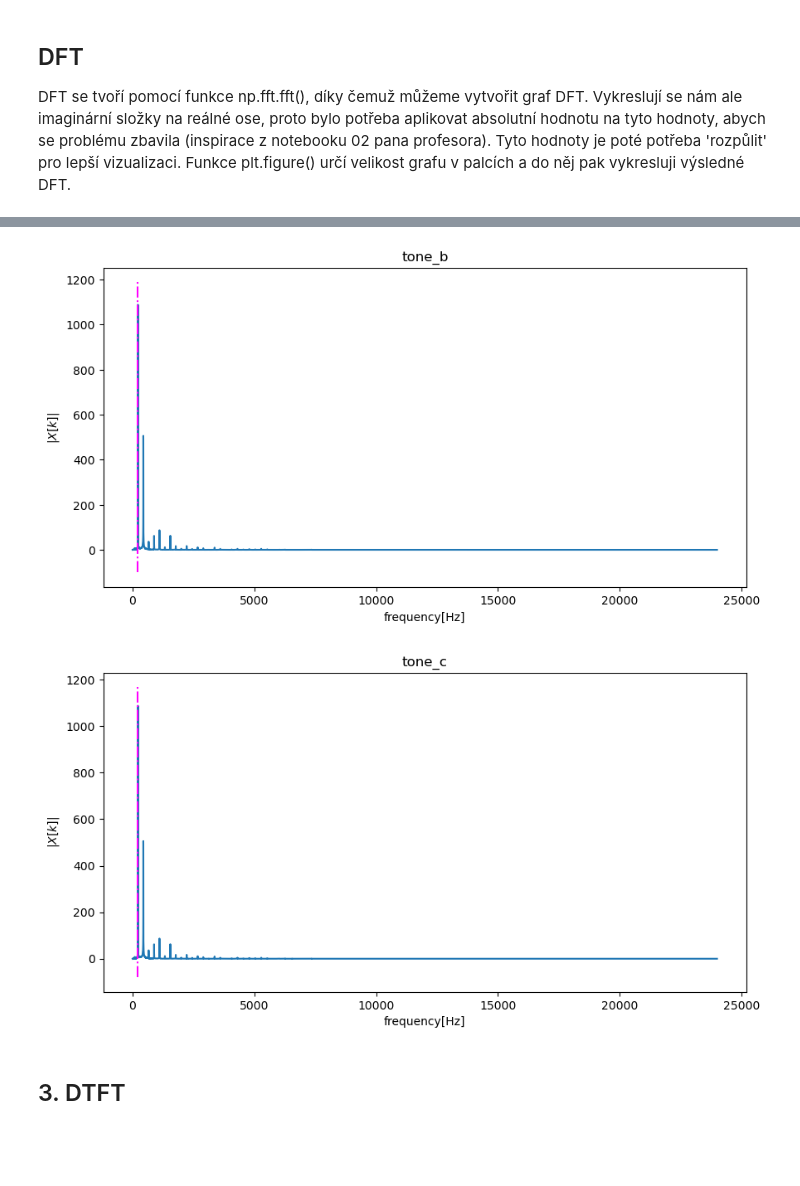
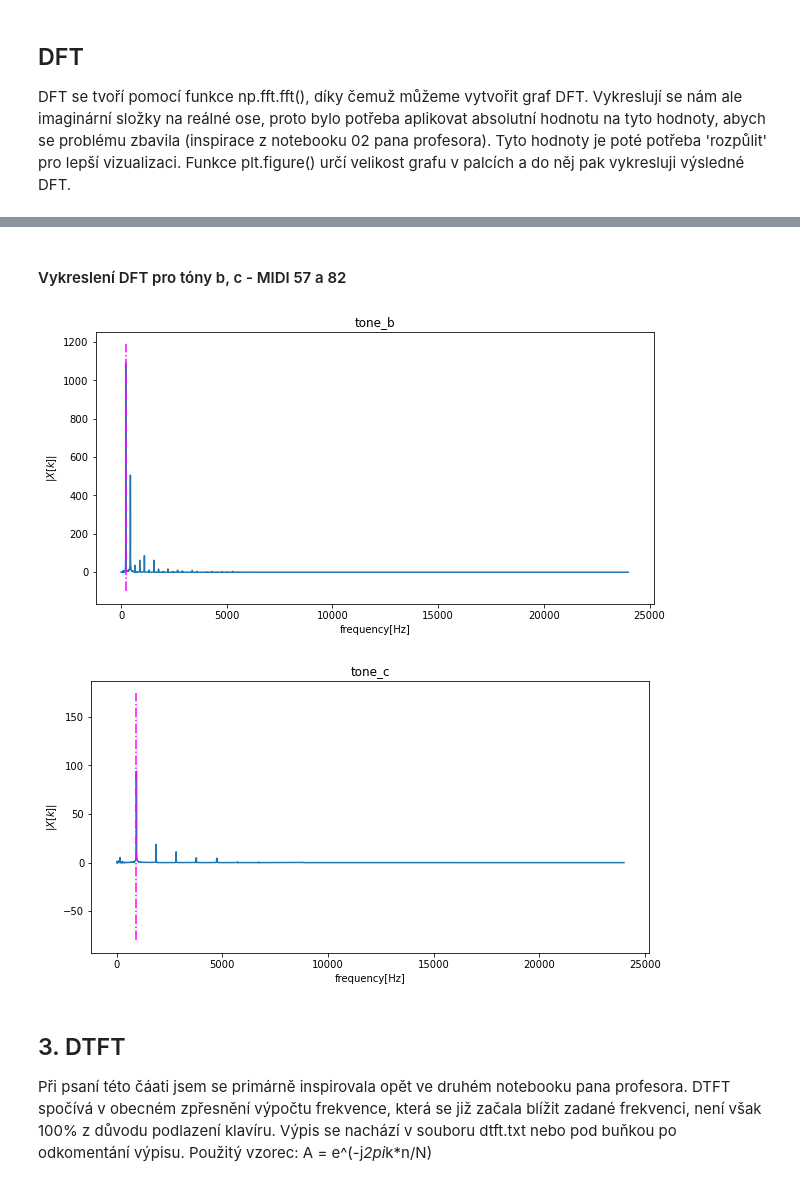
Before and after one commit to jirmusovic/Signaly-a-systemy, a Jupyter notebook: py/proj.ipynb, the cells around one changed output, grey strips where cells are left out. Cells and saved outputs as stored; diff of their text form; code cells hidden in the pictures; blank space fills up the shorter version.

```diff
--- a/py/proj.ipynb
+++ b/py/proj.ipynb
@@ -183,9 +169,11 @@ plt.show()
+# %% [markdown]
+#### Vykreslení DFT pro tóny b, c - MIDI 57 a 82
 # %%
 
 tone = xall[57]
 tone_dft = np.fft.fft(tone)
 tone_dft = np.abs(tone_dft)
-tone_dft = a_dft[:tone_dft.size//2]
+tone_dft = tone_dft[:tone_dft.size//2]
 idk = np.arange(tone_dft.size)*Fs / (tone.size)
 fuf = (np.arange(tone.size)*Fs / (tone.size))[np.argmax(tone_dft)]
 
@@ -198,25 +186,27 @@ plt.xlabel("frequency[Hz]")
 plt.ylabel('$|X[k]|$')
 plt.show()
 # %% [output]
-[figure, old version]
+[figure, new version]
 # %%
 tone = xall[82]
 tone_dft = np.fft.fft(tone)
 tone_dft = np.abs(tone_dft)
-tone_dft = a_dft[:tone_dft.size//2]
+tone_dft = tone_dft[:tone_dft.size//2]
 idk = np.arange(tone_dft.size)*Fs / (tone.size)
 fuf = (np.arange(tone.size)*Fs / (tone.size))[np.argmax(tone_dft)]
 
 plt.figure(figsize=(10,5))
 
 plt.plot(idk, tone_dft)
 plt.vlines(fuf, -80, max(tone_dft)+80, colors="magenta", linestyles="dashdot")
 plt.title("tone_c")
 plt.xlabel("frequency[Hz]")
 plt.ylabel('$|X[k]|$')
 plt.show()
 # %% [output]
-[figure, old version]
+[figure, new version]
-# %% [markdown]
-## 3. DTFT
+# %% [markdown]
+## 3. DTFT
+Při psaní této čáati jsem se primárně inspirovala opět ve druhém notebooku pana profesora. DTFT spočívá v obecném zpřesnění výpočtu frekvence, která se již začala blížit zadané frekvenci, není však 100% z důvodu podlazení klavíru. Výpis se nachází v souboru dtft.txt nebo pod buňkou po odkomentání výpisu.
+Použitý vzorec: A = e^(-j*2pi*k*n/N)
 # %%
```
Also changed, not shown: parts of 10 cells of this notebook, 2 other files.
